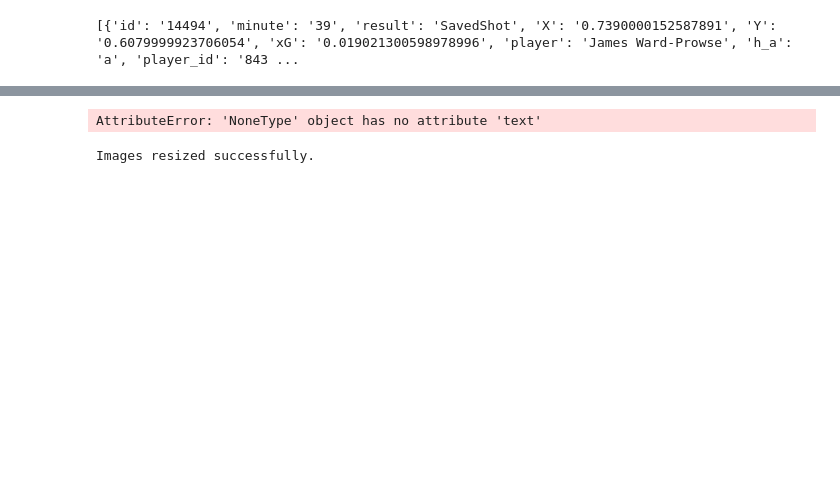
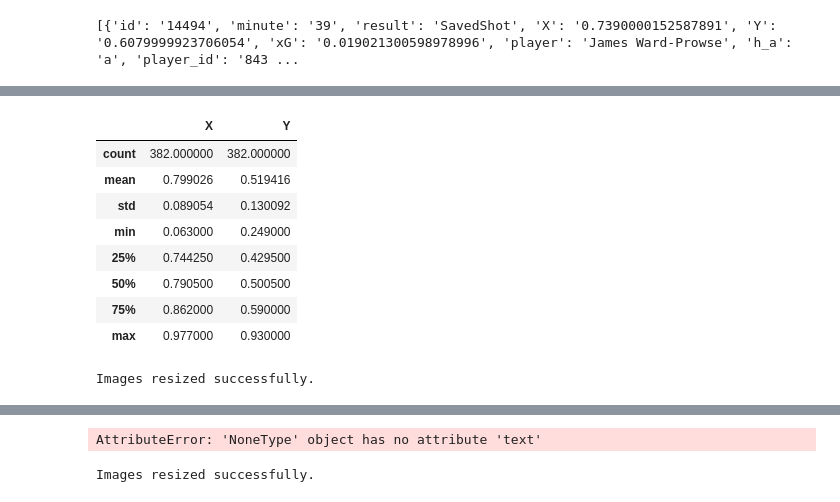
Before and after one commit to JT-39/portfolio-website, a Jupyter notebook: jwp_goals/Extract_goal_pos_JWP.ipynb, the cells around one changed output, grey strips where cells are left out. Drawn from its saved outputs; the diff is of its cells as text; code cells hidden in the pictures; blank space fills up the shorter version.

```diff
--- a/jwp_goals/Extract_goal_pos_JWP.ipynb
+++ b/jwp_goals/Extract_goal_pos_JWP.ipynb
@@ -55,0 +40,34 @@ pd.DataFrame(shots_data)
+# %%
+df_jwp_shots = pd.DataFrame(shots_data)
+
+# Summary stats
+# Checking X and Y coordinates are between 0 and 1
+df_jwp_shots.loc[:,["X", "Y"]].astype(float).describe()
+# %% [output]
+|  | X | Y |
+| count | 382.000000 | 382.000000 |
+| mean | 0.799026 | 0.519416 |
+| std | 0.089054 | 0.130092 |
+| min | 0.063000 | 0.249000 |
+| 25% | 0.744250 | 0.429500 |
+| 50% | 0.790500 | 0.500500 |
+| 75% | 0.862000 | 0.590000 |
+| max | 0.977000 | 0.930000 |
+# %%
+from PIL import Image
+
+# Specify the desired width and height for the scaled images
+desired_width = 100
+desired_height = 100
+
+# Load and resize the images
+image_paths = ['Liverpool.png', 'everton.png', 'tottenham_hotspur.png', 'chelsea_fc.png', 'Fulham.png',
+               'Brighton__Hove_Albion.png']  # Replace with the paths to your .png files
+for image_path in image_paths:
+    image = Image.open(f'../images/{image_path}')
+    resized_image = image.resize((desired_width, desired_height), Image.LANCZOS)  # Use LANCZOS for anti-aliasing
+    resized_image.save(f"../images/resized_{image_path}", optimize=True, quality=95)  # Save the resized image with a new name
+
+print("Images resized successfully.")
+# %% [output]
+Images resized successfully.
```
Also changed, not shown: parts of 7 cells of this notebook, 1 other file.
